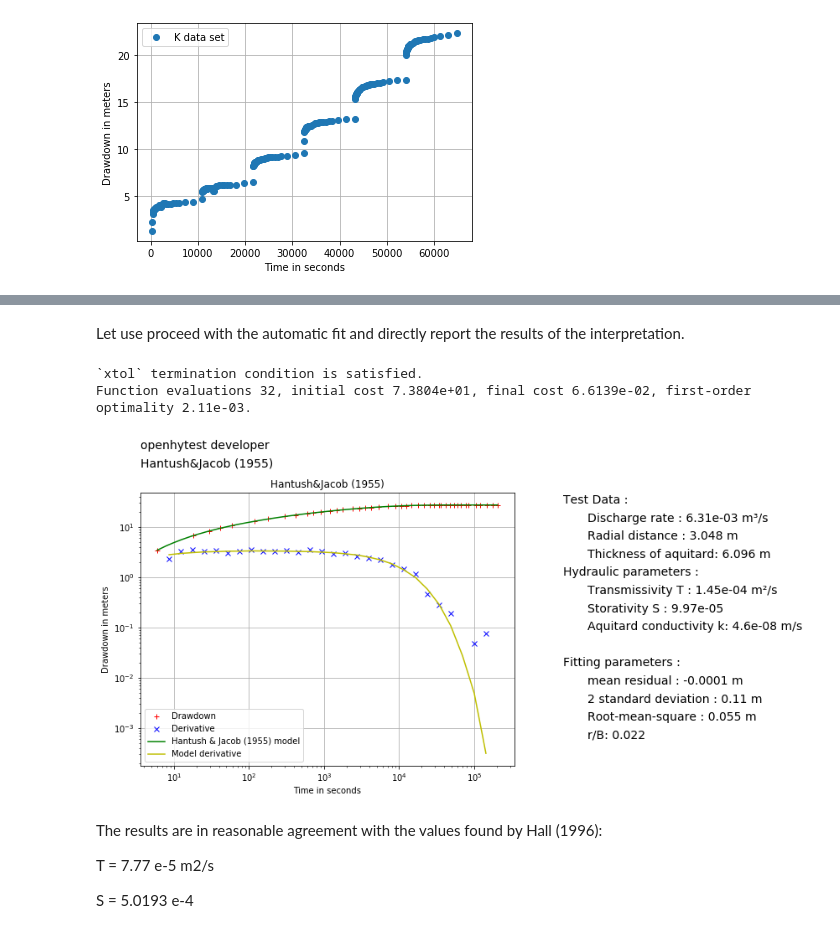
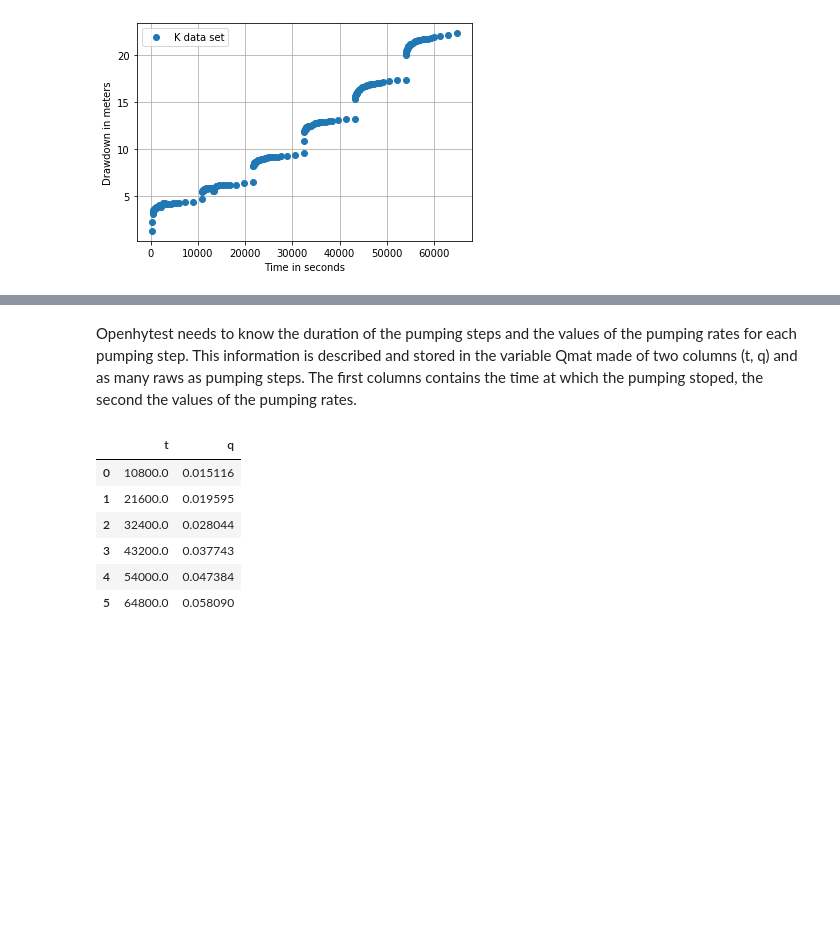
Before and after one commit to UniNE-CHYN/openhytest, a Jupyter notebook: notebooks/Demo_Steptests_EdenHazel.ipynb, the cells around one changed output, grey strips where cells are left out. Drawn from its saved outputs; the diff is of its cells as text; code cells hidden in the pictures; blank space fills up the shorter version.

```diff
--- a/notebooks/Demo_Steptests_EdenHazel.ipynb
+++ b/notebooks/Demo_Steptests_EdenHazel.ipynb
@@ -65,15 +38,15 @@ Ri =  3363.821451687367 m
-# %% [markdown]
-Let use proceed with the automatic fit and directly report the results of the interpretation.
-# %%
-model.inversion_option='dehoog'
-model.rpt(fitmethod='trf')
-# %% [output]
-`xtol` termination condition is satisfied.
-Function evaluations 32, initial cost 7.3804e+01, final cost 6.6139e-02, first-order optimality 2.11e-03.
-[figure, removed]
-# %% [markdown]
-The results are in reasonable agreement with the values found by Hall (1996):
-
-T = 7.77 e-5 m2/s
-
-S = 5.0193 e-4
+# %% [markdown]
+Openhytest needs to know the duration of the pumping steps and the values of the pumping rates for each pumping step. This information
+is described and stored in the variable Qmat made of two columns (t, q) and as many raws as pumping steps.
+The first columns contains the time at which the pumping stoped, the second the values of the pumping rates.
+# %%
+qm = pd.DataFrame(np.array([[10800, 1306/86400], [21600, 1693/86400], [32400, 2423/86400], [43200, 3261/86400], [54000, 4094/86400], [64800, 5019/86400]]), columns=['t', 'q'])
+qm
+# %% [output]
+|  | t | q |
+| 0 | 10800.0 | 0.015116 |
+| 1 | 21600.0 | 0.019595 |
+| 2 | 32400.0 | 0.028044 |
+| 3 | 43200.0 | 0.037743 |
+| 4 | 54000.0 | 0.047384 |
+| 5 | 64800.0 | 0.058090 |
```
Also changed, not shown: parts of 4 cells of this notebook, 9 other files.
